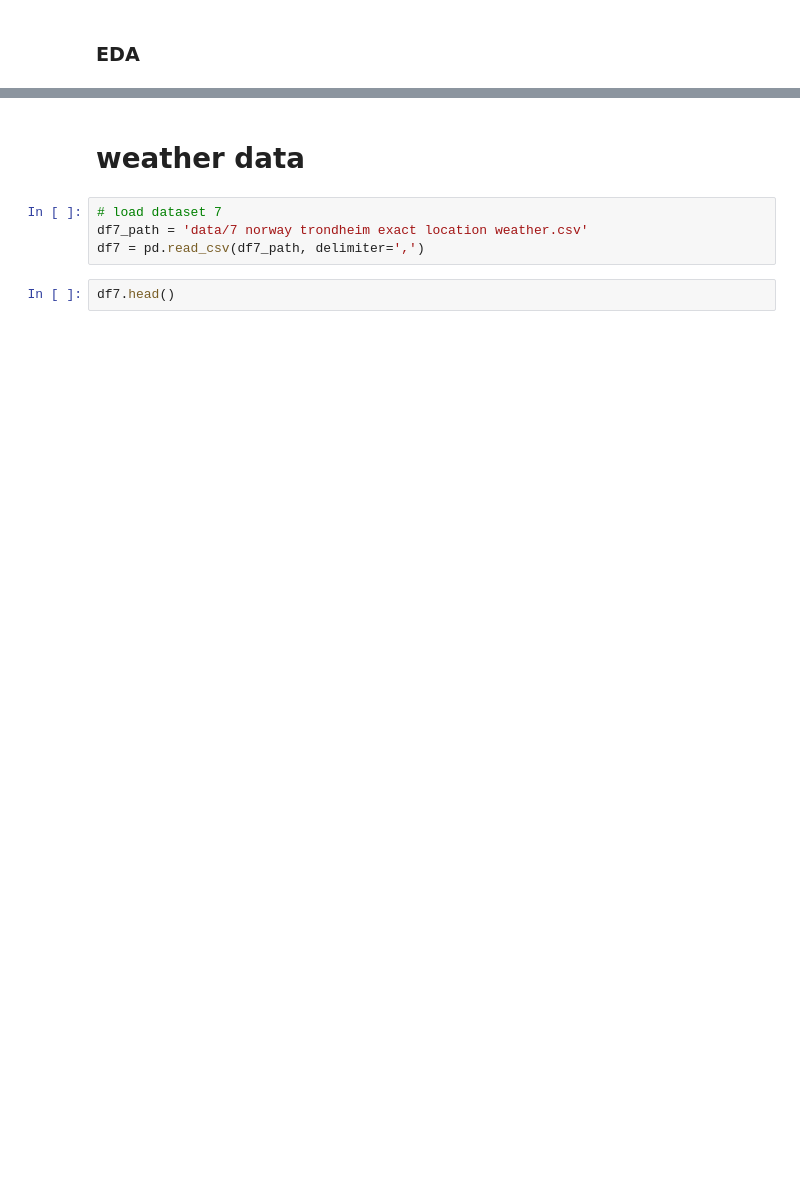
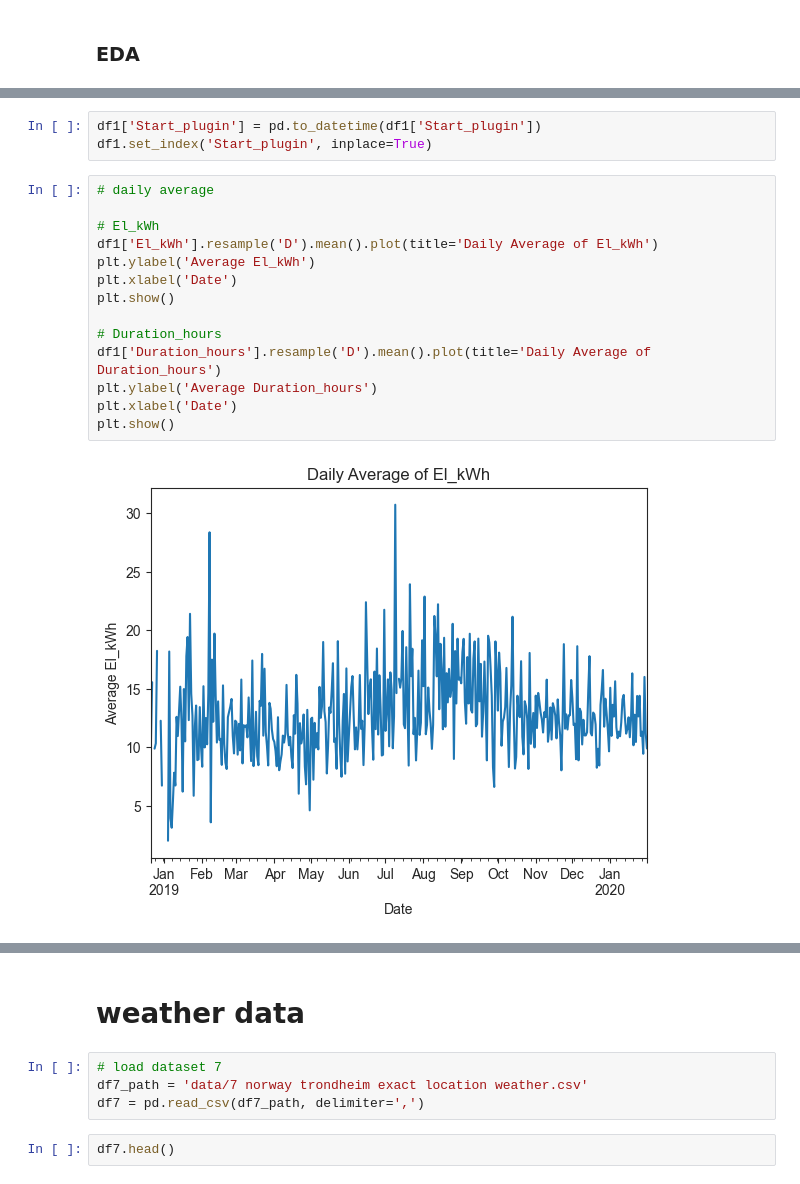
Before and after one commit to paperscissoroxie/evcharging, a Jupyter notebook: weatheronevcharging.ipynb, the cells around one changed output, grey strips where cells are left out. Cells and saved outputs as stored; diff of their text form; blank space fills up the shorter version.

Commit message:
started the eda process

```diff
--- a/weatheronevcharging.ipynb
+++ b/weatheronevcharging.ipynb
@@ -355,0 +460,19 @@ other notes:
+# %%
+df1['Start_plugin'] = pd.to_datetime(df1['Start_plugin'])
+df1.set_index('Start_plugin', inplace=True)
+# %%
+# daily average
+
+# El_kWh
+df1['El_kWh'].resample('D').mean().plot(title='Daily Average of El_kWh')
+plt.ylabel('Average El_kWh')
+plt.xlabel('Date')
+plt.show()
+
+# Duration_hours
+df1['Duration_hours'].resample('D').mean().plot(title='Daily Average of Duration_hours')
+plt.ylabel('Average Duration_hours')
+plt.xlabel('Date')
+plt.show()
+# %% [output]
+[figure, added]
```
Also changed, not shown: parts of 15 cells of this notebook.
